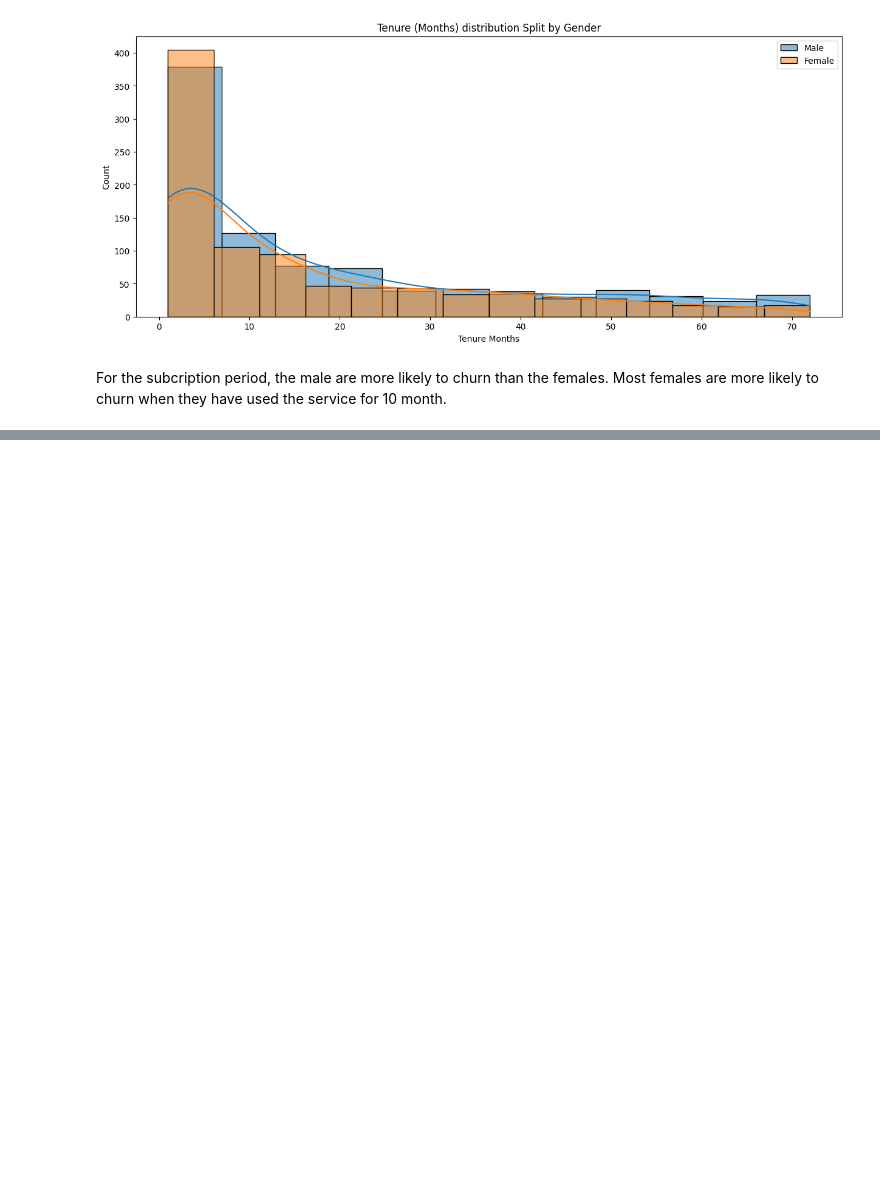
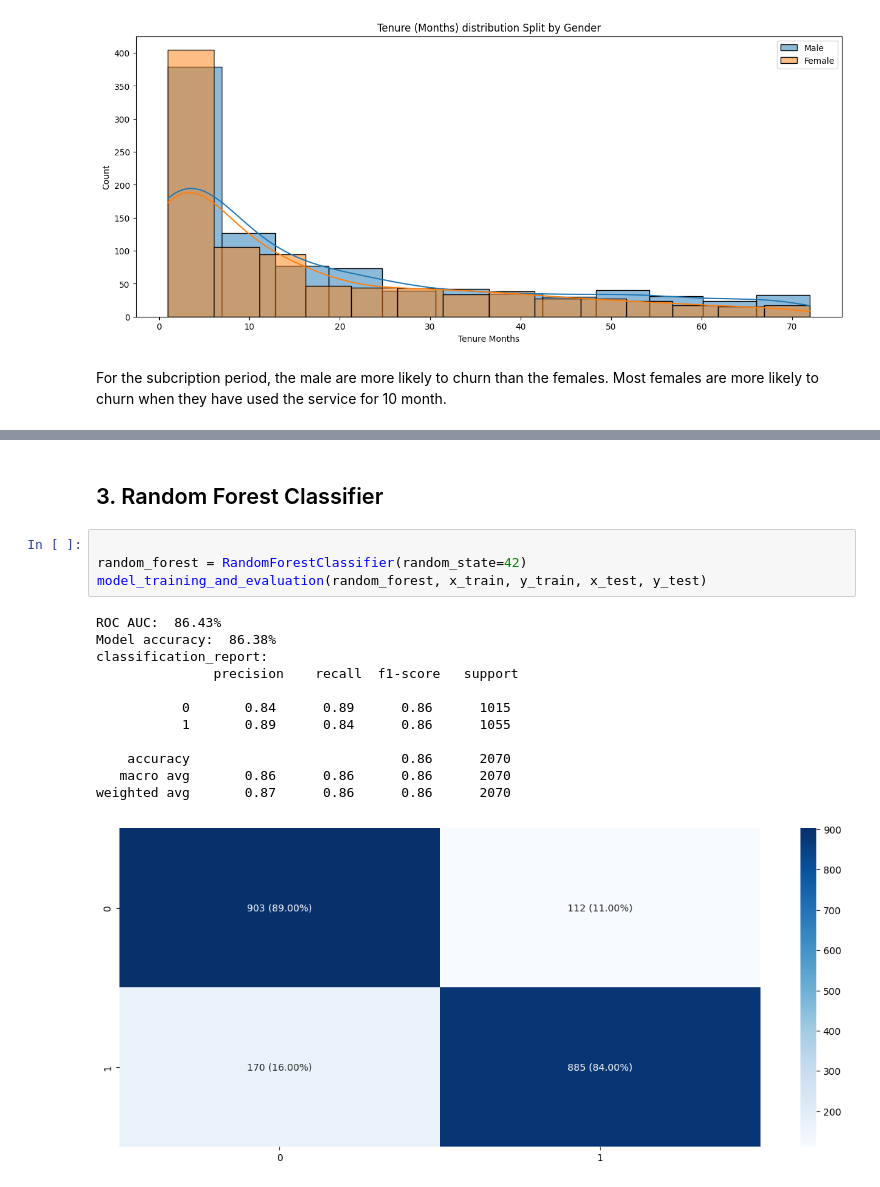
Before and after one commit to FaisalAhmedBijoy/Predicting-Telco-Customer-Churn, a Jupyter notebook: test_telco_churn_prediction_ml.ipynb, the cells around one changed output, grey strips where cells are left out. Saved outputs shown, nothing was run; the diff lists cells and outputs as text; blank space fills up the shorter version.

```diff
--- a/test_telco_churn_prediction_ml.ipynb
+++ b/test_telco_churn_prediction_ml.ipynb
@@ -619,0 +847,19 @@ For the subcription period, the male are more likely to churn than the females.
+# %% [markdown]
+## 3. Random Forest Classifier
+# %%
+
+random_forest = RandomForestClassifier(random_state=42)
+model_training_and_evaluation(random_forest, x_train, y_train, x_test, y_test)
+# %% [output]
+ROC AUC:  86.43%
+Model accuracy:  86.38%
+classification_report:
+               precision    recall  f1-score   support
+
+           0       0.84      0.89      0.86      1015
+           1       0.89      0.84      0.86      1055
+
+    accuracy                           0.86      2070
+   macro avg       0.86      0.86      0.86      2070
+weighted avg       0.87      0.86      0.86      2070
+[figure, added]
```
Also changed, not shown: parts of 54 cells of this notebook, 4 other files.
